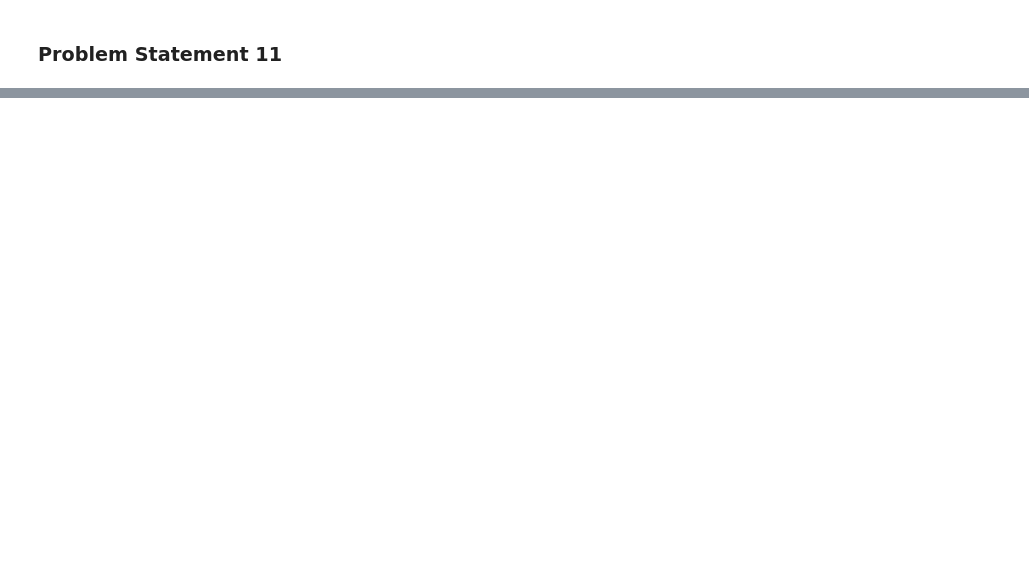
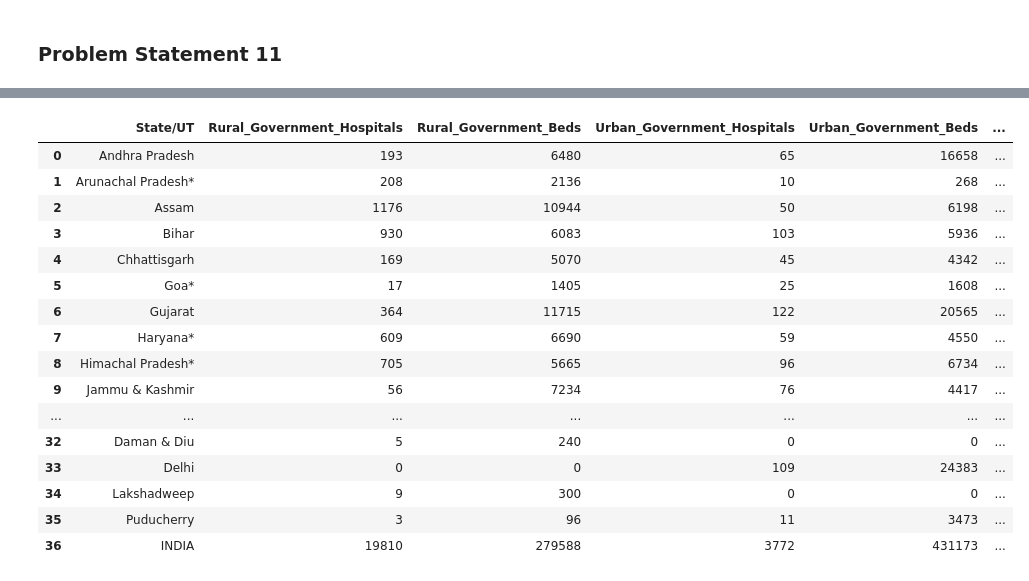
Before and after one commit to Jacko760/Futerense-Internship, a Jupyter notebook: insaaf.ipynb, the cells around one changed output, grey strips where cells are left out. Cells and saved outputs as stored; diff of their text form; code cells hidden in the pictures; blank space fills up the shorter version.

```diff
--- a/insaaf.ipynb
+++ b/insaaf.ipynb
@@ -632,0 +752,43 @@ df5
+# %%
+def update_date_format(date_str):
+    # Check if the value is NaN
+    if pd.isna(date_str):
+        return date_str
+
+
+    # Split the date string by '.'
+    parts = date_str.split('.')
+    if len(parts) != 3:
+        return date_str
+
+    # Rearrange the parts to form the YYYY-MM-DD format
+    updated_date = parts[2] + '-' + parts[1] + '-' + parts[0]
+
+    return updated_date
+
+# Update the date format in the "Last_Updated" column
+## Another way of changing format using inbuilt function
+## data['Last_Updated'] = pd.to_datetime(data['Last_Updated'], format='%d.%m.%Y').dt.strftime('%Y-%m-%d')
+
+
+data['Last_Updated'] = data['Last_Updated'].apply(update_date_format)
+# %%
+data
+# %% [output]
+|  | State/UT | Rural_Government_Hospitals | Rural_Government_Beds | Urban_Government_Hospitals | Urban_Government_Beds | ... |
+| 0 | Andhra Pradesh | 193 | 6480 | 65 | 16658 | ... |
+| 1 | Arunachal Pradesh* | 208 | 2136 | 10 | 268 | ... |
+| 2 | Assam | 1176 | 10944 | 50 | 6198 | ... |
+| 3 | Bihar | 930 | 6083 | 103 | 5936 | ... |
+| 4 | Chhattisgarh | 169 | 5070 | 45 | 4342 | ... |
+| 5 | Goa* | 17 | 1405 | 25 | 1608 | ... |
+| 6 | Gujarat | 364 | 11715 | 122 | 20565 | ... |
+| 7 | Haryana* | 609 | 6690 | 59 | 4550 | ... |
+| 8 | Himachal Pradesh* | 705 | 5665 | 96 | 6734 | ... |
+| 9 | Jammu & Kashmir | 56 | 7234 | 76 | 4417 | ... |
+| ... | ... | ... | ... | ... | ... | ... |
+| 32 | Daman & Diu | 5 | 240 | 0 | 0 | ... |
+| 33 | Delhi | 0 | 0 | 109 | 24383 | ... |
+| 34 | Lakshadweep | 9 | 300 | 0 | 0 | ... |
+| 35 | Puducherry | 3 | 96 | 11 | 3473 | ... |
+| 36 | INDIA | 19810 | 279588 | 3772 | 431173 | ... |
```
Also changed, not shown: parts of 20 cells of this notebook, 3 other files.
